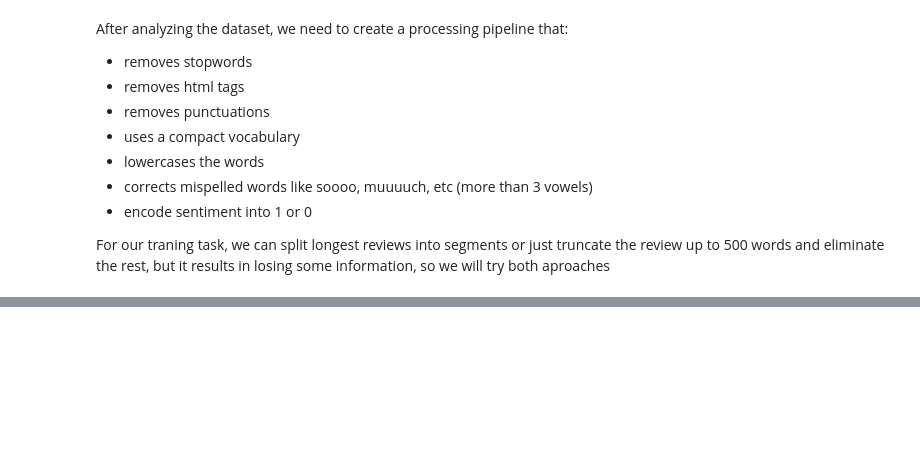
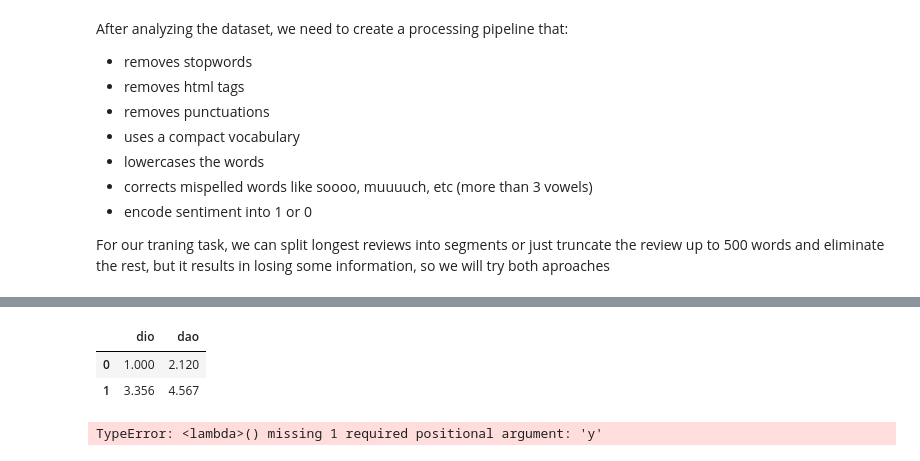
Before and after one commit to alexismenanieves/TensorFlow_Basics, a Jupyter notebook: notebooks/01_IMDB_Sentiment_Analysis.ipynb, the cells around one changed output, grey strips where cells are left out. Drawn from its saved outputs; the diff is of its cells as text; code cells hidden in the pictures; blank space fills up the shorter version.

```diff
--- a/notebooks/01_IMDB_Sentiment_Analysis.ipynb
+++ b/notebooks/01_IMDB_Sentiment_Analysis.ipynb
@@ -338,0 +338,11 @@ imputs = keras.Input()
+# %%
+dframe = pd.DataFrame([[1, 2.12], [3.356, 4.567]], columns=['dio','dao'])
+dframe
+# %% [output]
+|  | dio | dao |
+| 0 | 1.000 | 2.120 |
+| 1 | 3.356 | 4.567 |
+# %%
+dframe.map(lambda x, y: x * 3)
+# %% [output]
+TypeError: <lambda>() missing 1 required positional argument: 'y'
```
Also changed, not shown: parts of 20 cells of this notebook.
